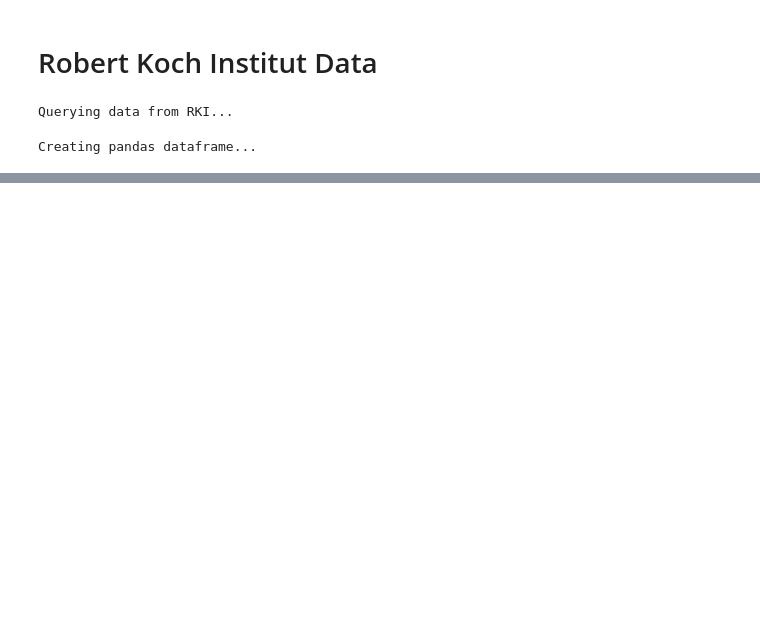
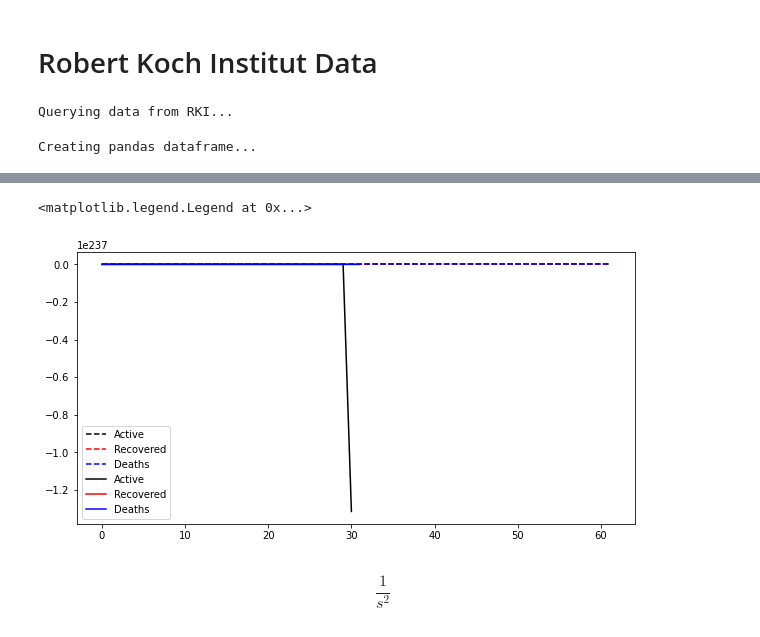
Before and after one commit to petetheat/covid19, a Jupyter notebook: Covid19_data.ipynb, the cells around one changed output, grey strips where cells are left out. Saved outputs shown, nothing was run; the diff lists cells and outputs as text; code cells hidden in the pictures; blank space fills up the shorter version.

```diff
--- a/Covid19_data.ipynb
+++ b/Covid19_data.ipynb
@@ -63,0 +211,34 @@ Index(['Region', 'Date', 'IdBundesland', 'Cases confirmed', 'Cases deaths',
+# %%
+def base_sird_model(init_vals, beta, gamma, mu, t):
+    S_0, I_0, R_0, D_0 = init_vals
+    S, I, R, D = [S_0], [I_0], [R_0], [D_0]
+    dt = t[1] - t[0]
+    for i in range(1, len(t)):
+        next_S = S[-1] - (beta[i]*S[-1]*I[-1])*dt
+        next_I = I[-1] + (beta[i]*S[-1]*I[-1] - gamma[i]*I[-1])*dt
+        next_R = R[-1] + (gamma[i]*I[-1])*dt
+        next_D = D[-1] + (mu[i]*I[-1])*dt
+        S.append(next_S)
+        I.append(next_I)
+        R.append(next_R)
+        D.append(next_D)
+
+    return np.stack([S, I, R, D]).T
+# %%
+starting_values = df.iloc[0][['S', 'I', 'R', 'D']].values
+# %%
+results = base_sird_model(starting_values, be, ga, m, t)
+# %%
+fig, ax = plt.subplots(figsize=(10, 5))
+ax.plot(data_Germany['Cases active'].values, 'k--', label='Active')
+ax.plot(data_Germany['Cases Recovered'].values, 'r--', label='Recovered')
+ax.plot(data_Germany['Cases deaths'].values, 'b--', label='Deaths')
+
+ax.plot(results[:, 1], 'k', label='Active')
+ax.plot(results[:, 2], 'r', label='Recovered')
+ax.plot(results[:, 3], 'b', label='Deaths')
+
+ax.legend()
+# %% [output]
+<matplotlib.legend.Legend at 0x...>
+[figure, added]
@@ -63,0 +249,4 @@ Index(['Region', 'Date', 'IdBundesland', 'Cases confirmed', 'Cases deaths',
+# %%
+mytf
+# %% [output]
+$$\frac{1}{s^2}$$
```
Also changed, not shown: parts of 29 cells of this notebook, 3 other files.
